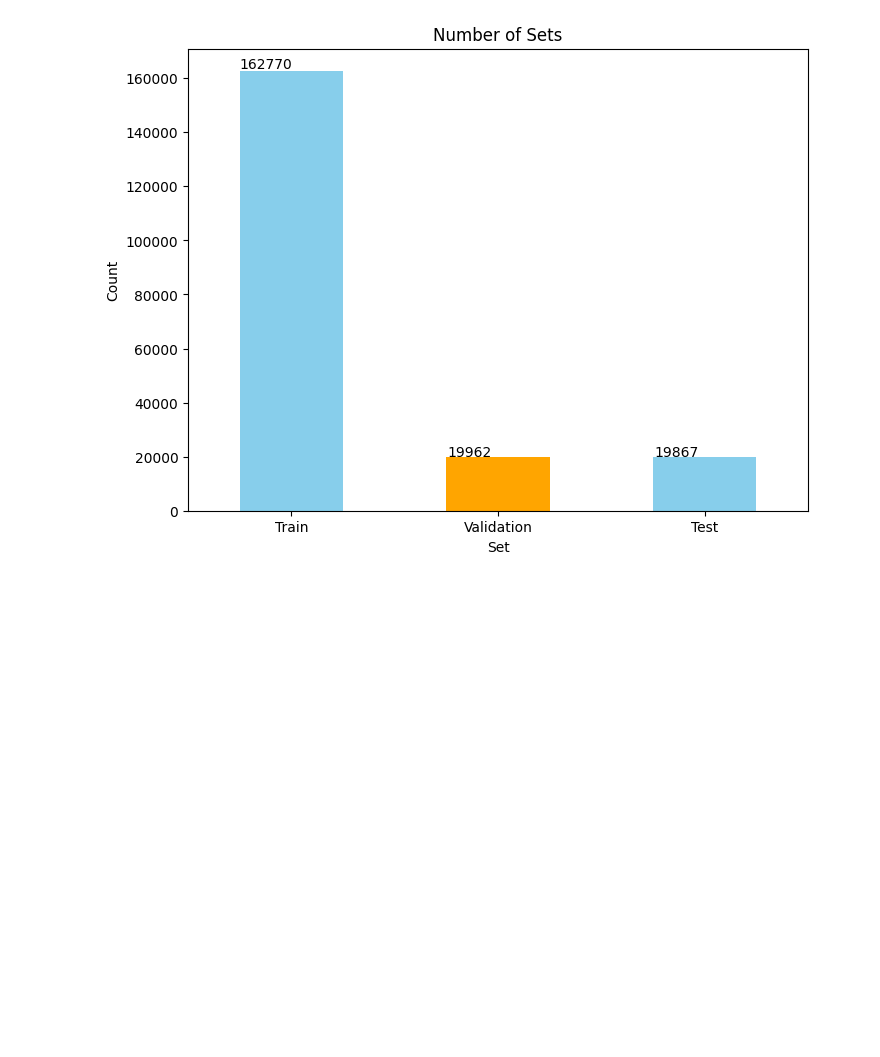
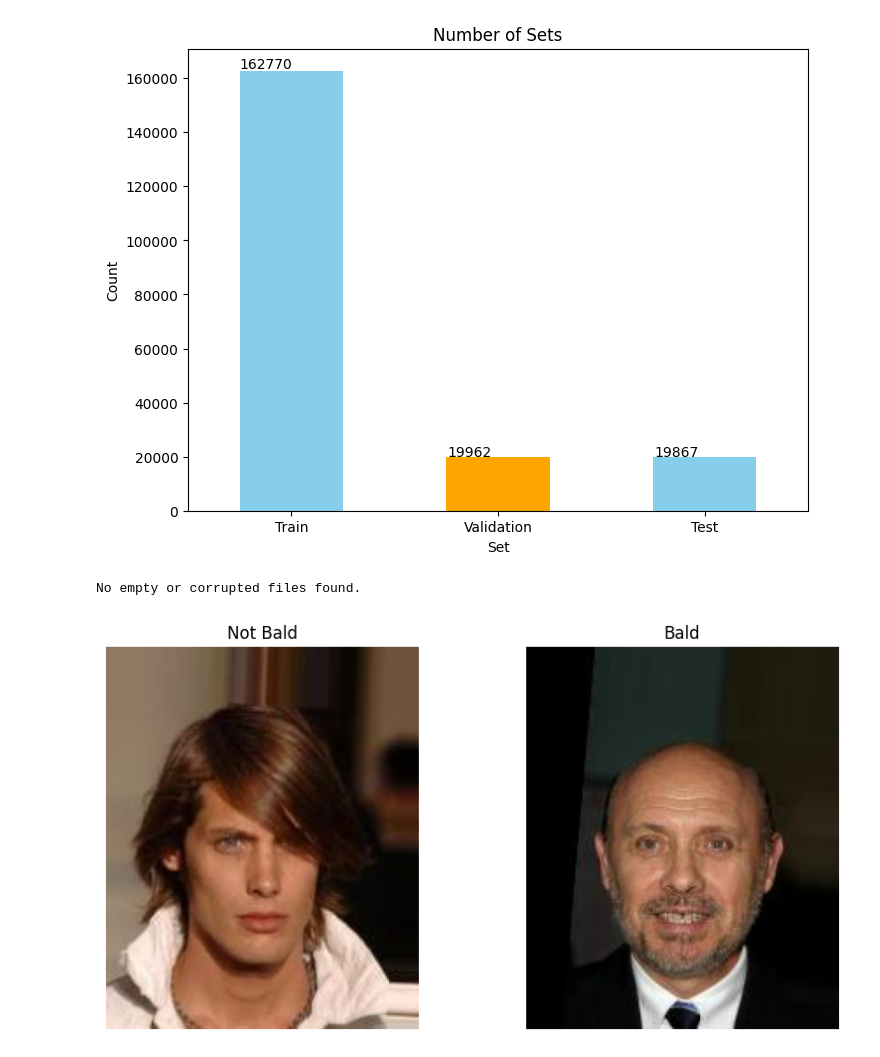
Before and after one commit to jakub1090cn/BaldOrNot, a Jupyter notebook: notebooks/exploratory_data_analysys.ipynb, the cells around one changed output. Saved outputs shown, nothing was run; the diff lists cells and outputs as text; code cells hidden in the pictures; blank space fills up the shorter version.

Commit message:
eda: Add showing sample images

```diff
--- a/notebooks/exploratory_data_analysys.ipynb
+++ b/notebooks/exploratory_data_analysys.ipynb
@@ -67,0 +90,32 @@ plt.show()
+# %%
+if corrupted_files:
+    print("Found empty or corrupted files:")
+    for file in corrupted_files:
+        print(file)
+else:
+    print("No empty or corrupted files found.")
+# %% [output]
+No empty or corrupted files found.
+# %%
+def display_sample_images(df):
+    fig, axes = plt.subplots(1, 2, figsize=(10, 5))
+    labels = {-1: 'Not Bald', 1: 'Bald'}
+
+    for i, label in enumerate(labels):
+        image = df[df['Bald'] == label]
+        sample_image = image.sample()
+        image_id = sample_image['image_id'].values[0]
+        img_path = f'{DIR_PATH}/{image_id}'
+        img = cv2.imread(img_path)
+        img_rgb = cv2.cvtColor(img, cv2.COLOR_BGR2RGB)
+
+        axes[i].imshow(img_rgb)
+        axes[i].axis('off')
+        axes[i].set_title(labels[label])
+
+    plt.show()
+
+
+display_sample_images(df)
+# %% [output]
+[figure, added]
```
Also changed, not shown: parts of 2 cells of this notebook.
